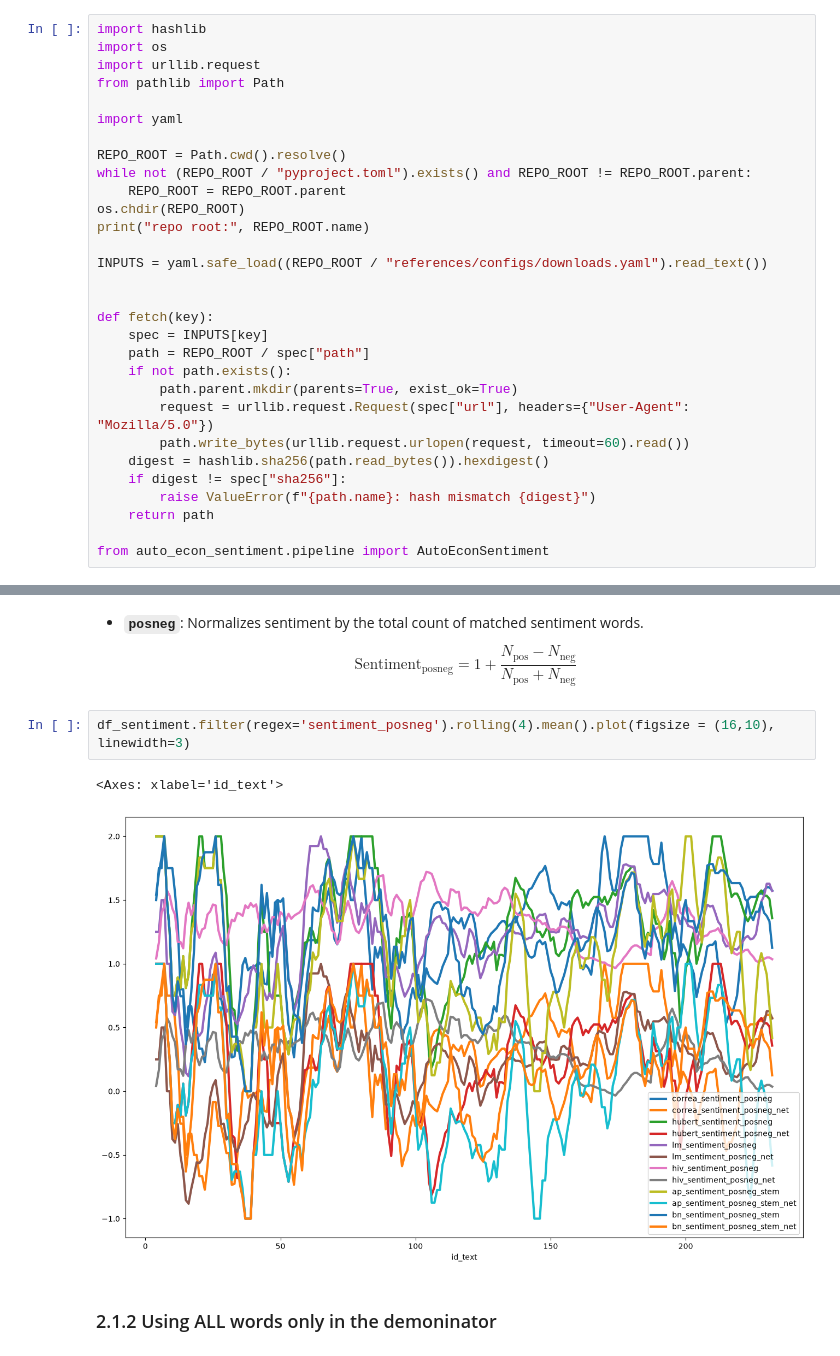
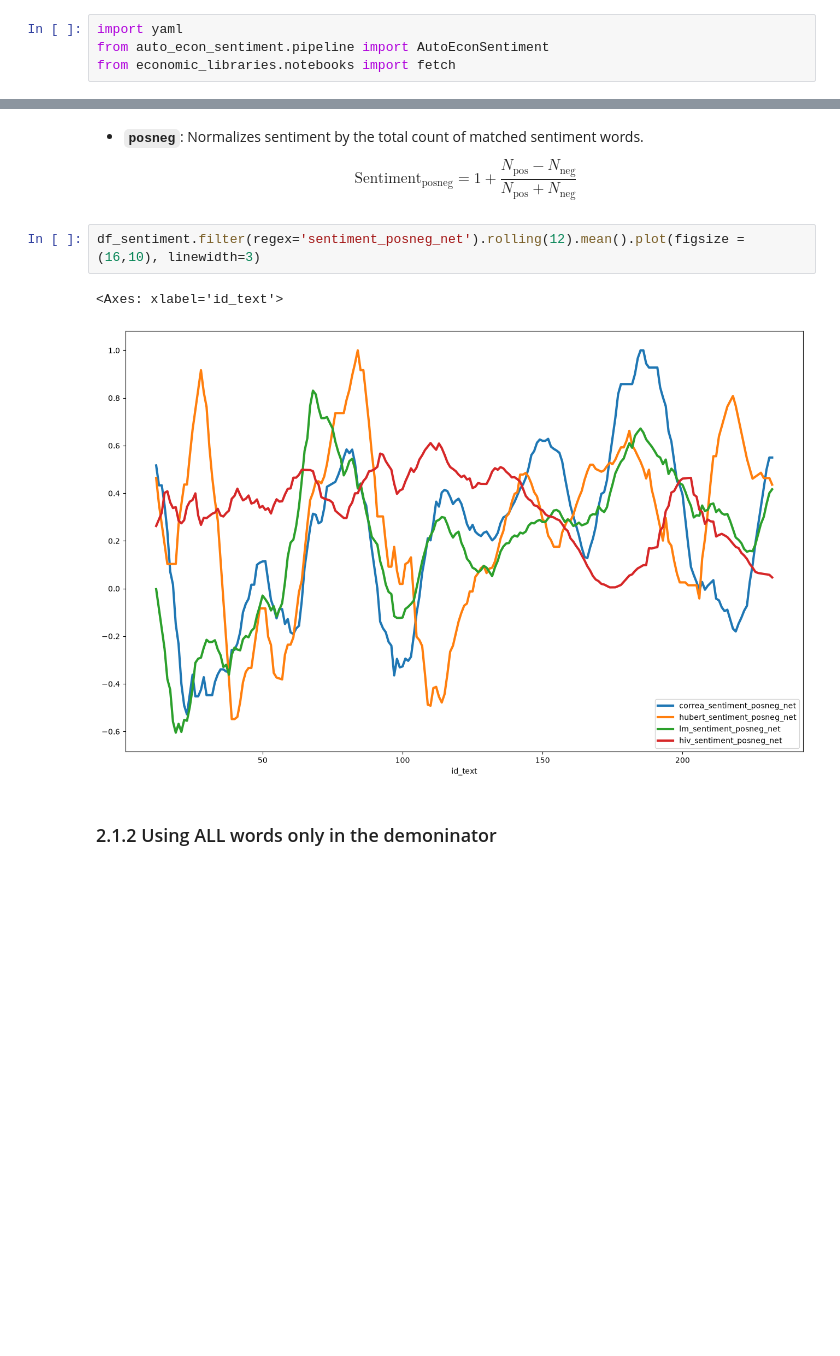
Before and after one commit to corybaird/econ-agent-workshop, a Jupyter notebook: notebooks/2_auto_econ_sentiment.ipynb, the cells around one changed output, grey strips where cells are left out. Cells and saved outputs as stored; diff of their text form; blank space fills up the shorter version.

Commit message:
REFACTOR Notebook 1 to YAML Pipeline and trim top boilerplate in Notebooks 2-4

```diff
--- a/notebooks/2_auto_econ_sentiment.ipynb
+++ b/notebooks/2_auto_econ_sentiment.ipynb
@@ -4,32 +4,6 @@ This notebook demonstrates the basics of the `AutoEconSentiment` pipeline: loadi
 
 Adapted from [https://github.com/corybaird/auto-econ-sentiment/blob/main/notebooks/autoecon_demo.ipynb](https://github.com/corybaird/auto-econ-sentiment/blob/main/notebooks/autoecon_demo.ipynb).
 # %%
-import hashlib
-import os
-import urllib.request
-from pathlib import Path
-
 import yaml
-
-REPO_ROOT = Path.cwd().resolve()
-while not (REPO_ROOT / "pyproject.toml").exists() and REPO_ROOT != REPO_ROOT.parent:
-    REPO_ROOT = REPO_ROOT.parent
-os.chdir(REPO_ROOT)
-print("repo root:", REPO_ROOT.name)
-
-INPUTS = yaml.safe_load((REPO_ROOT / "references/configs/downloads.yaml").read_text())
-
-
-def fetch(key):
-    spec = INPUTS[key]
-    path = REPO_ROOT / spec["path"]
-    if not path.exists():
-        path.parent.mkdir(parents=True, exist_ok=True)
-        request = urllib.request.Request(spec["url"], headers={"User-Agent": "Mozilla/5.0"})
-        path.write_bytes(urllib.request.urlopen(request, timeout=60).read())
-    digest = hashlib.sha256(path.read_bytes()).hexdigest()
-    if digest != spec["sha256"]:
-        raise ValueError(f"{path.name}: hash mismatch {digest}")
-    return path
-
 from auto_econ_sentiment.pipeline import AutoEconSentiment
+from economic_libraries.notebooks import fetch
@@ -97,10 +69,10 @@ df_clean.loc[:, 'release_date':].head(2)
 *   **`posneg`**: Normalizes sentiment by the total count of matched sentiment words.
     $$ \text{Sentiment}_{\text{posneg}} = 1 + \frac{N_{\text{pos}} - N_{\text{neg}}}{N_{\text{pos}} + N_{\text{neg}}} $$
 # %%
-df_sentiment.filter(regex='sentiment_posneg').rolling(4).mean().plot(figsize = (16,10), linewidth=3)
+df_sentiment.filter(regex='sentiment_posneg_net').rolling(12).mean().plot(figsize = (16,10), linewidth=3)
 # %% [output]
 <Axes: xlabel='id_text'>
-[figure, old version]
+[figure, new version]
 # %% [markdown]
 ### 2.1.2 Using ALL words only in the demoninator
 # %%
```
Also changed, not shown: parts of 2 cells of this notebook, 4 other files.
